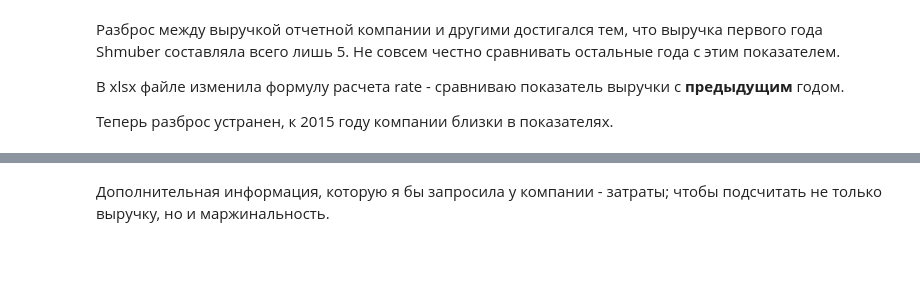
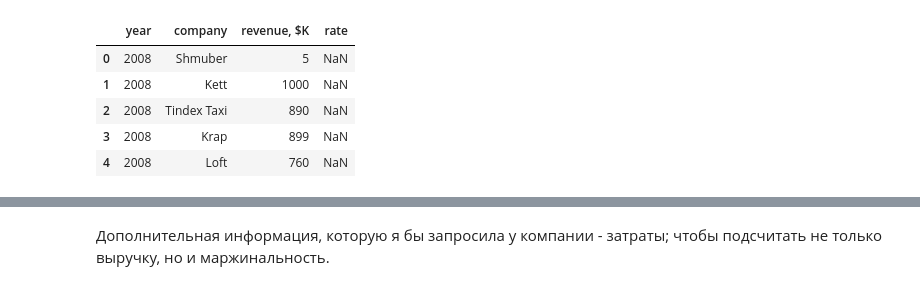
Before and after one commit to scomarae/SkillBox, a Jupyter notebook: Как_врать_при_помощи_статистики_Практическая_работа.ipynb, the cells around one changed output, grey strips where cells are left out. Cells and saved outputs as stored; diff of their text form; code cells hidden in the pictures; blank space fills up the shorter version.

```diff
--- a/Как_врать_при_помощи_статистики_Практическая_работа.ipynb
+++ b/Как_врать_при_помощи_статистики_Практическая_работа.ipynb
@@ -10,9 +10,12 @@ sns.set_theme(style="darkgrid")
 df = pd.read_excel('/content/drive/MyDrive/SkillBox/Как врать при помощи статистики. Практическая работа 1.xlsx')
 # %%
 df = df.fillna(0)
-# %% [markdown]
-Разброс между выручкой отчетной компании и другими достигался тем, что выручка первого года Shmuber составляла всего лишь 5. Не совсем честно сравнивать остальные года с этим показателем.
-
-В xlsx файле изменила формулу расчета rate - сравниваю показатель выручки с **предыдущим** годом.
-
-Теперь разброс устранен, к 2015 году компании близки в показателях.
+# %%
+df.head()
+# %% [output]
+|  | year | company | revenue, $K | rate |
+| 0 | 2008 | Shmuber | 5 | NaN |
+| 1 | 2008 | Kett | 1000 | NaN |
+| 2 | 2008 | Tindex Taxi | 890 | NaN |
+| 3 | 2008 | Krap | 899 | NaN |
+| 4 | 2008 | Loft | 760 | NaN |
```
Also changed, not shown: parts of 4 cells of this notebook.
